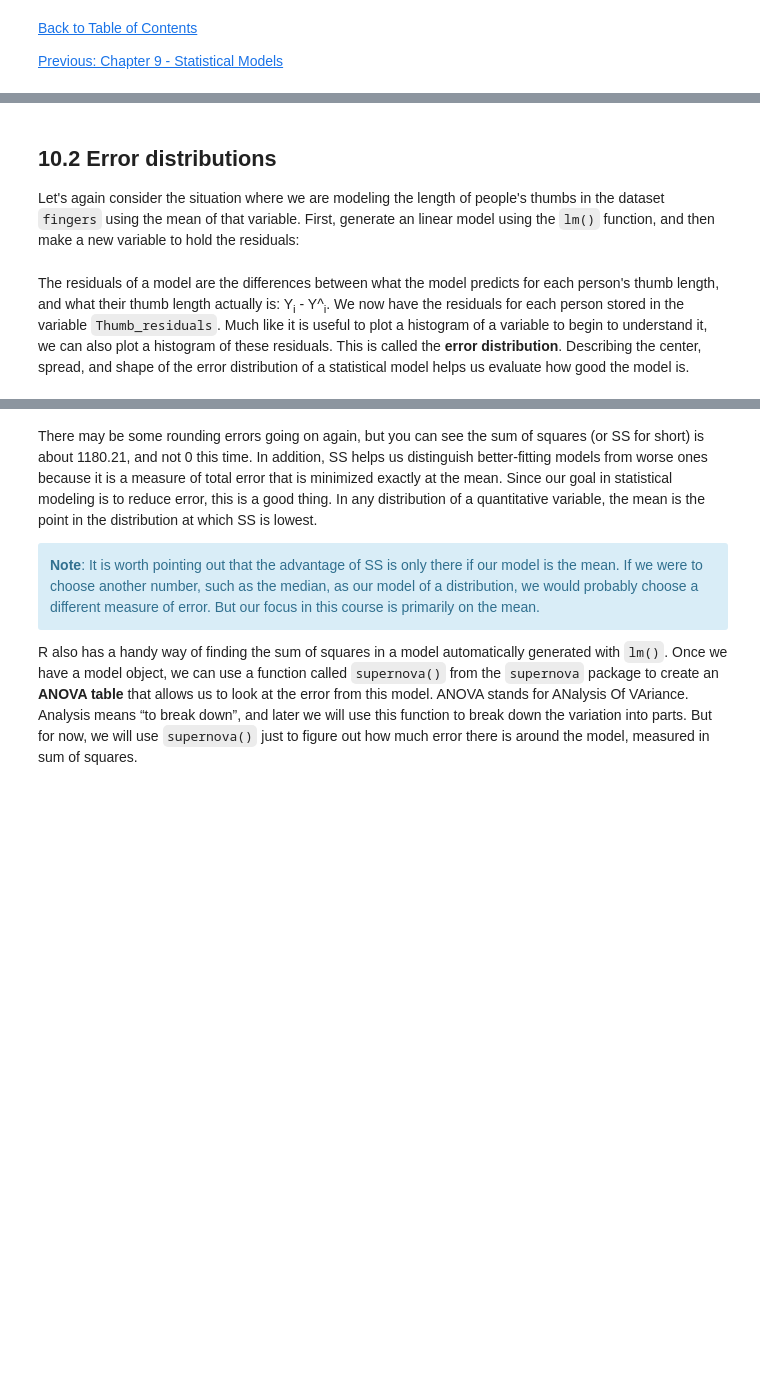
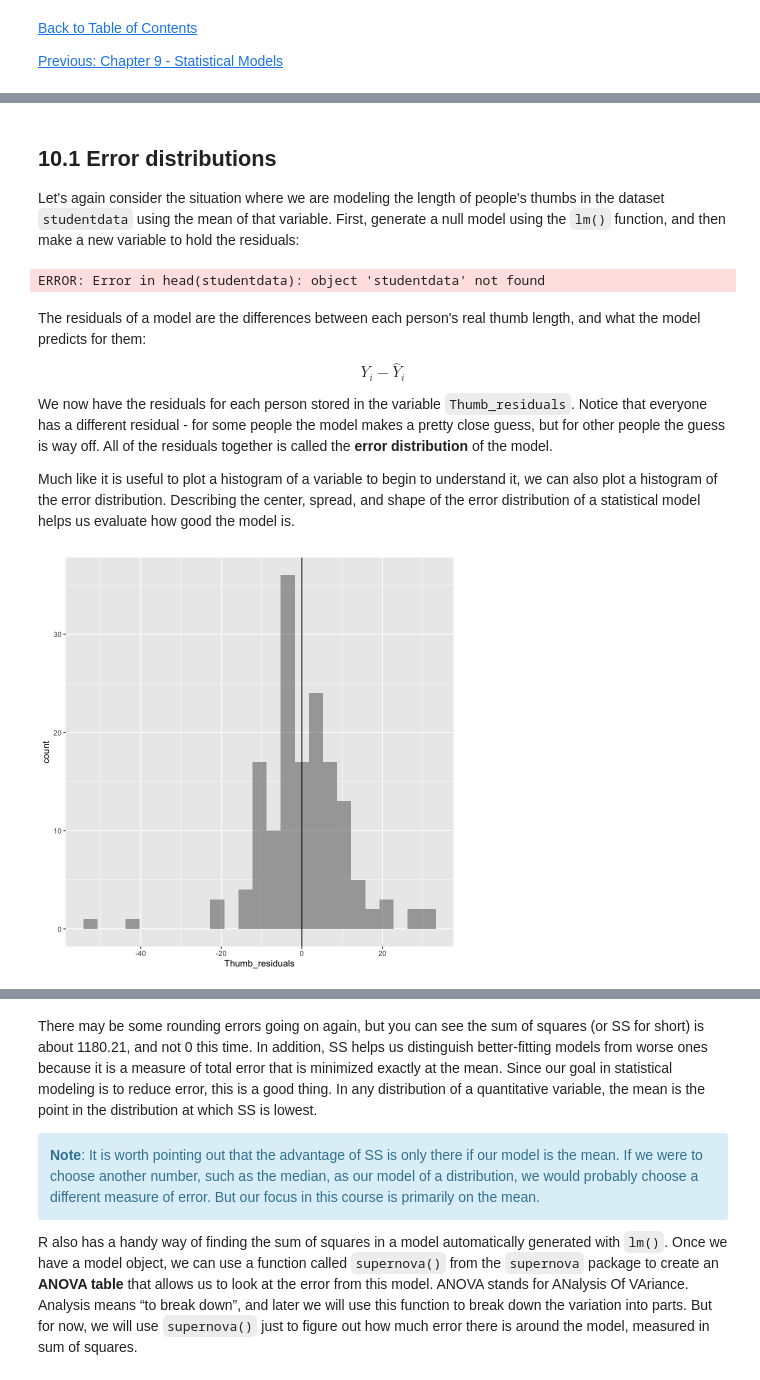
Before and after one commit to smburns47/Psyc158, a Jupyter notebook: chapter-10.ipynb, the cells around one changed output, grey strips where cells are left out. Drawn from its saved outputs; the diff is of its cells as text; code cells hidden in the pictures; blank space fills up the shorter version.

````diff
--- a/chapter-10.ipynb
+++ b/chapter-10.ipynb
@@ -32,14 +52,24 @@ We have noted before that the mean is a better model of a quantitative outcome v
 # %% [markdown]
-## 10.2 Error distributions
+## 10.1 Error distributions
 
-Let's again consider the situation where we are modeling the length of people's thumbs in the dataset ```fingers``` using the mean of that variable. First, generate an linear model using the ```lm()``` function, and then make a new variable to hold the residuals:
+Let's again consider the situation where we are modeling the length of people's thumbs in the dataset ```studentdata``` using the mean of that variable. First, generate a null model using the ```lm()``` function, and then make a new variable to hold the residuals:
 # %%
-thumb_model <-   #use lm() here with the variable "Thumb" in dataset "fingers"
-fingers$Thumb_residuals <-  #use resid() here on the generated model
-head(fingers)
+thumb_model <-  #use lm() here with the variable "Thumb" in dataset "studentdata"
+studentdata$Thumb_residuals <-  #use resid() or thumb_model$residuals here
+head(studentdata)
+# %% [output]
+ERROR: Error in head(studentdata): object 'studentdata' not found
 # %% [markdown]
-The residuals of a model are the differences between what the model predicts for each person's thumb length, and what their thumb length actually is: Y<sub>i</sub> - Y^<sub>i</sub>. We now have the residuals for each person stored in the variable ```Thumb_residuals```. Much like it is useful to plot a histogram of a variable to begin to understand it, we can also plot a histogram of these residuals. This is called the **error distribution**. Describing the center, spread, and shape of the error distribution of a statistical model helps us evaluate how good the model is.
+The residuals of a model are the differences between each person's real thumb length, and what the model predicts for them:
+
+$$Y_i - \hat{Y}_i$$
+
+We now have the residuals for each person stored in the variable ```Thumb_residuals```. Notice that everyone has a different residual - for some people the model makes a pretty close guess, but for other people the guess is way off. All of the residuals together is called the **error distribution** of the model.
+
+Much like it is useful to plot a histogram of a variable to begin to understand it, we can also plot a histogram of the error distribution. Describing the center, spread, and shape of the error distribution of a statistical model helps us evaluate how good the model is.
 # %%
-gf_histogram( ~ Thumb_residuals, data = fingers) %>%
-  gf_vline(., xintercept = mean(fingers$Thumb_residuals))
+gf_histogram( ~ Thumb_residuals, data = studentdata) %>%
+  gf_vline(., xintercept = mean(studentdata$Thumb_residuals))
+# %% [output]
+[figure, added]
 # %% [markdown]
````
Also changed, not shown: parts of 13 cells of this notebook, 4 other files.
